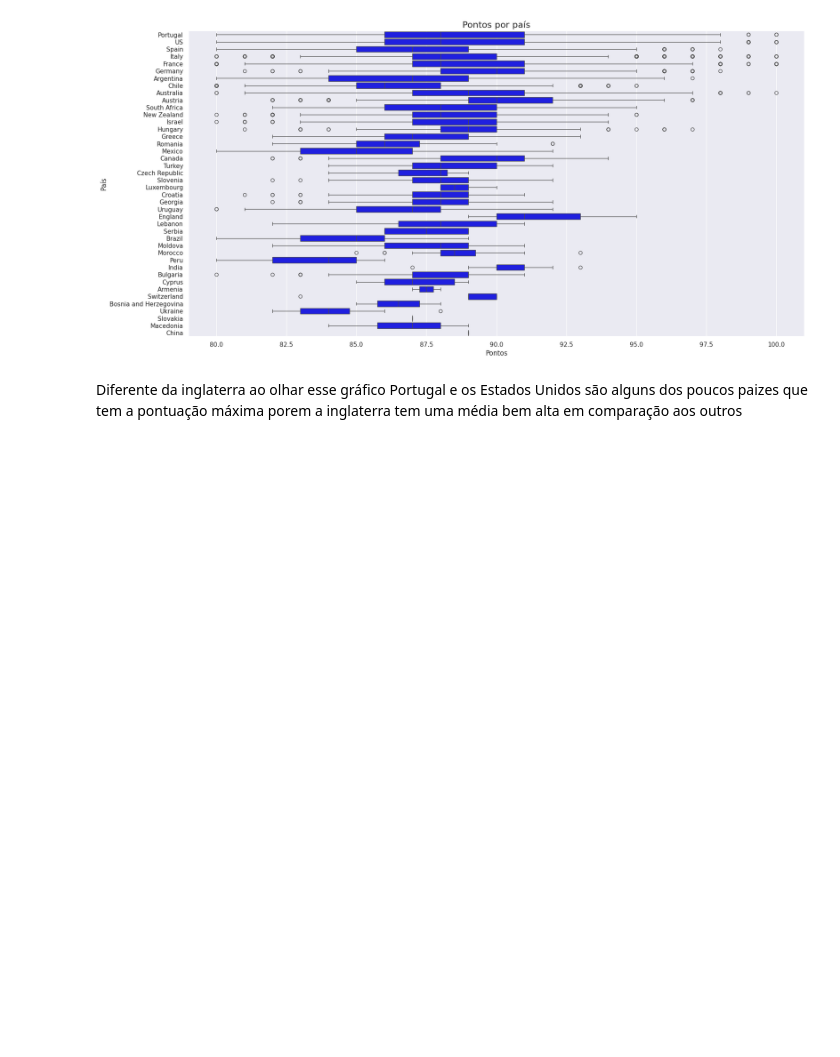
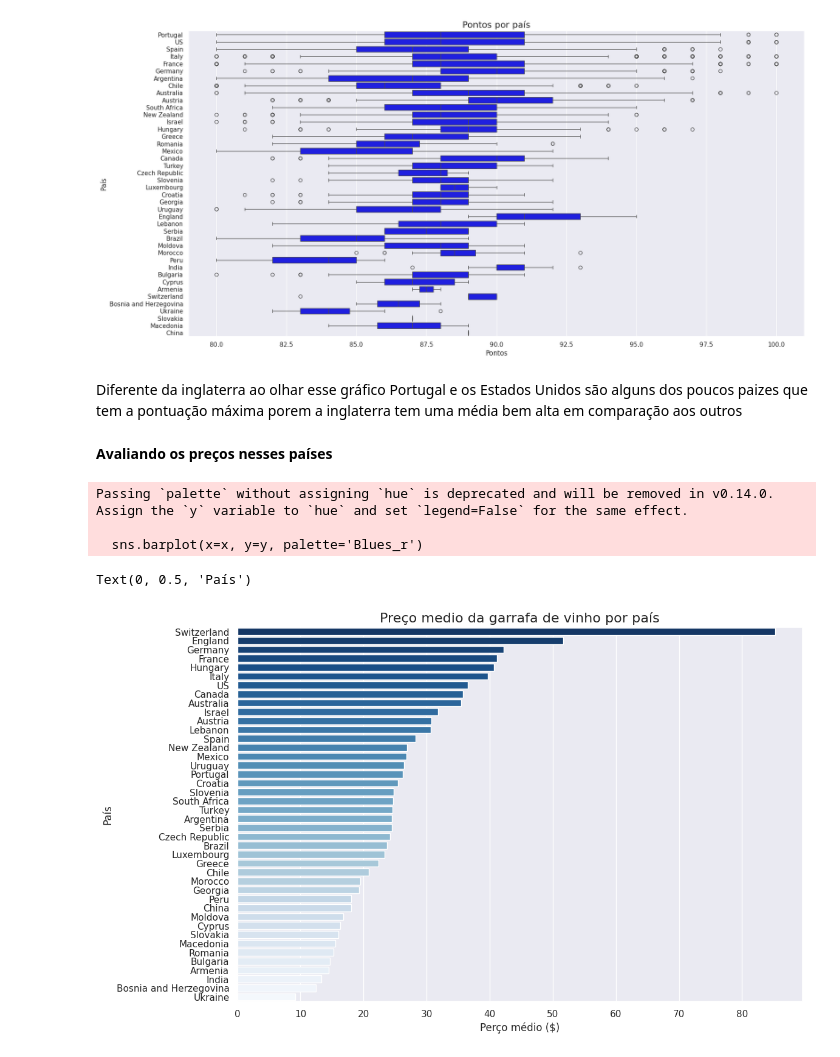
Before and after one commit to Bryan-Kan/Minera-o_de_Dados, a Jupyter notebook: Bryan_Braggion_Pimentel_de_Lima.ipynb, the cells around one changed output. Drawn from its saved outputs; the diff is of its cells as text; code cells hidden in the pictures; blank space fills up the shorter version.

```diff
--- a/Bryan_Braggion_Pimentel_de_Lima.ipynb
+++ b/Bryan_Braggion_Pimentel_de_Lima.ipynb
@@ -351,3 +355,22 @@ Text(0, 0.5, 'País')
 [figure]
 # %% [markdown]
 Diferente da inglaterra ao olhar esse gráfico Portugal e os Estados Unidos são alguns dos poucos paizes que tem a pontuação máxima porem a inglaterra tem uma média bem alta em comparação aos outros
+# %% [markdown]
+**Avaliando os preços nesses países**
+# %%
+average_price = df1.groupby("country")['price'].mean()
+average_price = average_price.sort_values(ascending=False)
+y = average_price.index.to_series()
+x = average_price.values
+
+plt.figure(figsize=(12, 8))
+sns.barplot(x=x, y=y, palette='Blues_r')
+plt.title('Preço medio da garrafa de vinho por país', fontsize=16)
+plt.xlabel('Perço médio ($)')
+plt.ylabel('País')
+# %% [output]
+Passing `palette` without assigning `hue` is deprecated and will be removed in v0.14.0. Assign the `y` variable to `hue` and set `legend=False` for the same effect.
+
+  sns.barplot(x=x, y=y, palette='Blues_r')
+Text(0, 0.5, 'País')
+[figure, added]
```
Also changed, not shown: parts of 19 cells of this notebook.
